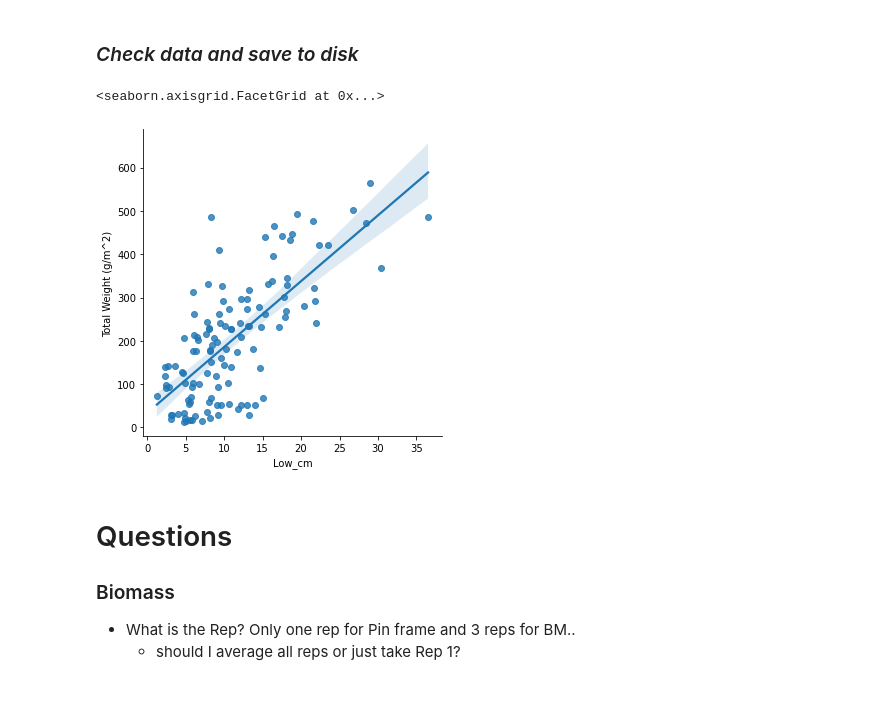
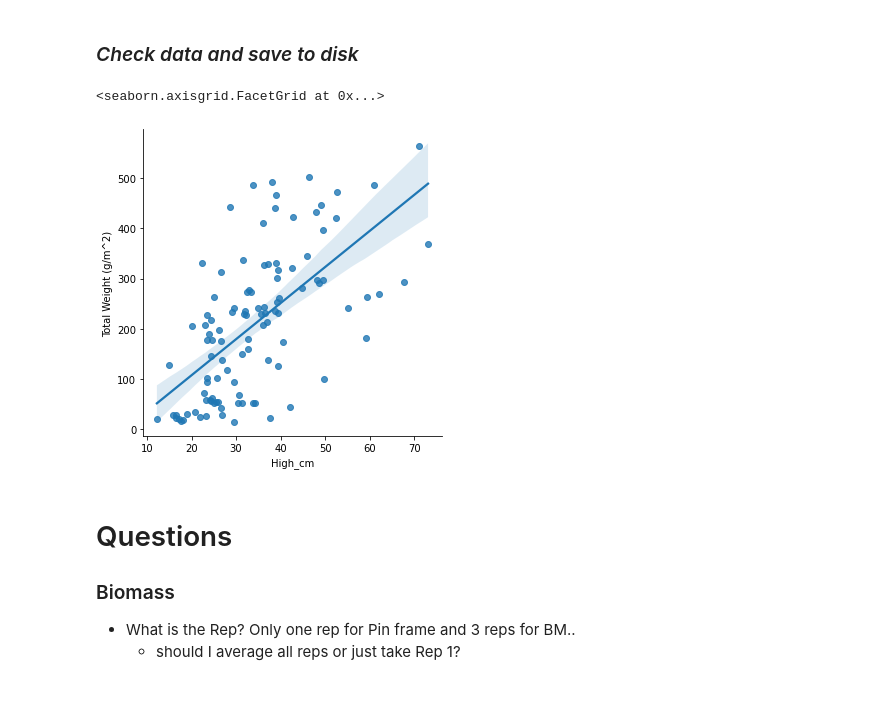
Before and after one commit to kearney-sp/tbng_veg, a Jupyter notebook: nex_veg_prep.ipynb, the cells around one changed output. Drawn from its saved outputs; the diff is of its cells as text; code cells hidden in the pictures.

```diff
--- a/nex_veg_prep.ipynb
+++ b/nex_veg_prep.ipynb
@@ -313,6 +326,7 @@ max_vor = 75
 # %% [markdown]
 ### *Combine with biomass dataset*
 # %%
+#df_nex_vor = nex_xlsx.parse(sheet_name='VOR 15-20', header=0)
 # join Biomass and VOR datasets using Biomass dates with a definted maximum threshold of date difference
 df_nex_vor = pd.merge_asof(df_nex_vor.sort_values('Date_Surveyed'),
                            df_nex_bm.groupby(['Site',
@@ -329,8 +343,8 @@ df_nex_vor = pd.merge_asof(df_nex_vor.sort_values('Date_Surveyed'),
                            right_on='Date_cln',
                            by=['Site', 'Disturbance', 'Exclosure'],
                            direction='nearest',
-                           tolerance=datetime.timedelta(days=15),
-                           suffixes=['_x', ''])
+                           tolerance=datetime.timedelta(days=10),
+                           suffixes=['_x', ''],)
 # %%
 # drop any records missing Biomass data
 df_nex_vor = df_nex_vor[df_nex_vor['Total Weight (g/m^2)'].notnull()]
@@ -351,6 +351,8 @@ array(['PASM', 'UGLY AUX', 'POSE', 'LEPE', 'ARTR', 'SATR', 'BRAR', 'CHAL',
 # %%
-{'HECI': 'HECO',
- 'JECO': 'HECO'}
+# fix erroneous species names
+spp_remap_dict = {'HECI': 'HECO',
+                  'JECO': 'HECO'}
+df_nex_vor['Spp_code'] = df_nex_vor['Spp_code'].apply(lambda x: spp_remap_dict[x] if x in spp_remap_dict.keys() else x)
 # %% [markdown]
 ### *Clean VOR dataset*
 # %%
@@ -360,10 +362,9 @@ vor_spp_drop_list = ['ATCA', 'atca', 'OPPO', 'oppo', 'ARTR', 'artr', 'SD ARTR',
 # drop VOR readings in species list
 df_nex_vor = df_nex_vor[~df_nex_vor['Spp_code'].isin(vor_spp_drop_list)]
 
-# drop VOR with very high readings and convert 'High_cm back to integer'
-df_nex_vor = df_nex_vor[df_nex_vor['High_cm'] != '90+']
+# convert 'High_cm back to integer'
+df_nex_vor['High_cm'][df_nex_vor['High_cm'] == '90+'] = 90
 df_nex_vor['High_cm'] = df_nex_vor['High_cm'].astype('int')
-df_nex_vor = df_nex_vor[df_nex_vor['High_cm'] < max_vor]
 
 # drop VOR where low > high as suspected data entry errors
 df_nex_vor = df_nex_vor[df_nex_vor['Low_cm'] <= df_nex_vor['High_cm']]
@@ -372,26 +373,26 @@ df_nex_vor = df_nex_vor[df_nex_vor['Low_cm'] <= df_nex_vor['High_cm']]
 # %%
 # get mean of each experimental unit
 df_nex_vor_agg = df_nex_vor.groupby(
-    ['Site', 'Disturbance', 'Exclosure', 'Date_cln']).mean().reset_index()
+    ['Site', 'Disturbance', 'Exclosure', 'Date_Surveyed', 'Date_cln']).mean().reset_index()
 
 # reset the year column
-df_nex_vor_agg['Year'] = df_nex_vor_agg['Date_cln'].dt.year
+df_nex_vor_agg['Year'] = df_nex_vor_agg['Date_Surveyed'].dt.year
 
 # drop meaningless columns
 df_nex_vor_agg = df_nex_vor_agg.drop(columns=['Distance_along_transect_m'])
 
 # rename date columns
-df_nex_vor_agg = df_nex_vor_agg.rename(columns={'Date_cln': 'Date'})
+df_nex_vor_agg = df_nex_vor_agg.rename(columns={'Date_Surveyed': 'Date'})
 # %% [markdown]
 ### *Check data and save to disk*
 # %%
 # plot linear fit of low VOR reading and Biomass
-sns.lmplot(x='Low_cm',
+sns.lmplot(x='High_cm',
            y='Total Weight (g/m^2)',
           data=df_nex_vor_agg)
 # %% [output]
 <seaborn.axisgrid.FacetGrid at 0x...>
-[figure, old version]
+[figure, new version]
 # %%
 # save final data to disk
 df_nex_vor_agg.to_csv('data/TB_nex_vor.csv', index=False)
```
Also changed, not shown: parts of 29 cells of this notebook, 2 other files.
